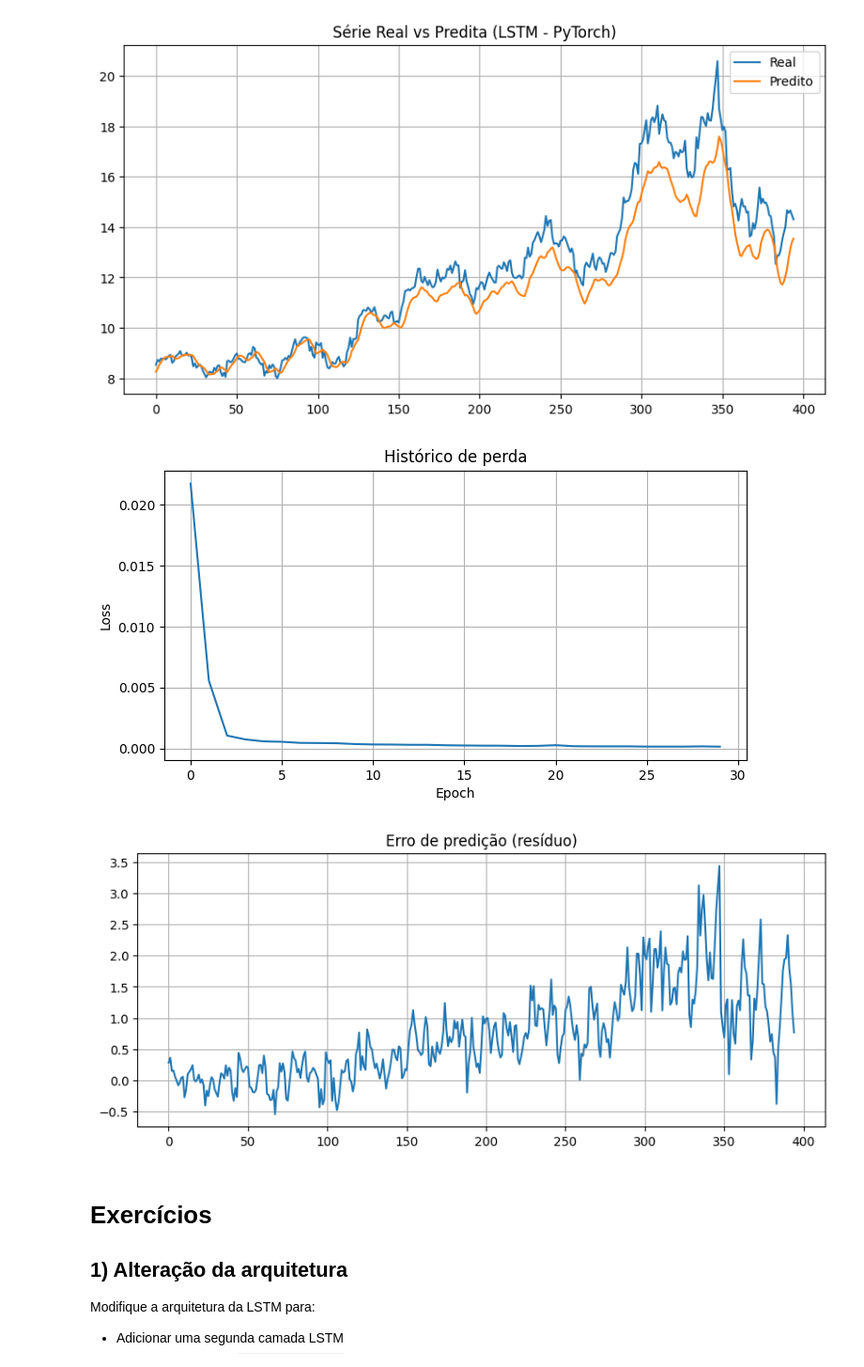
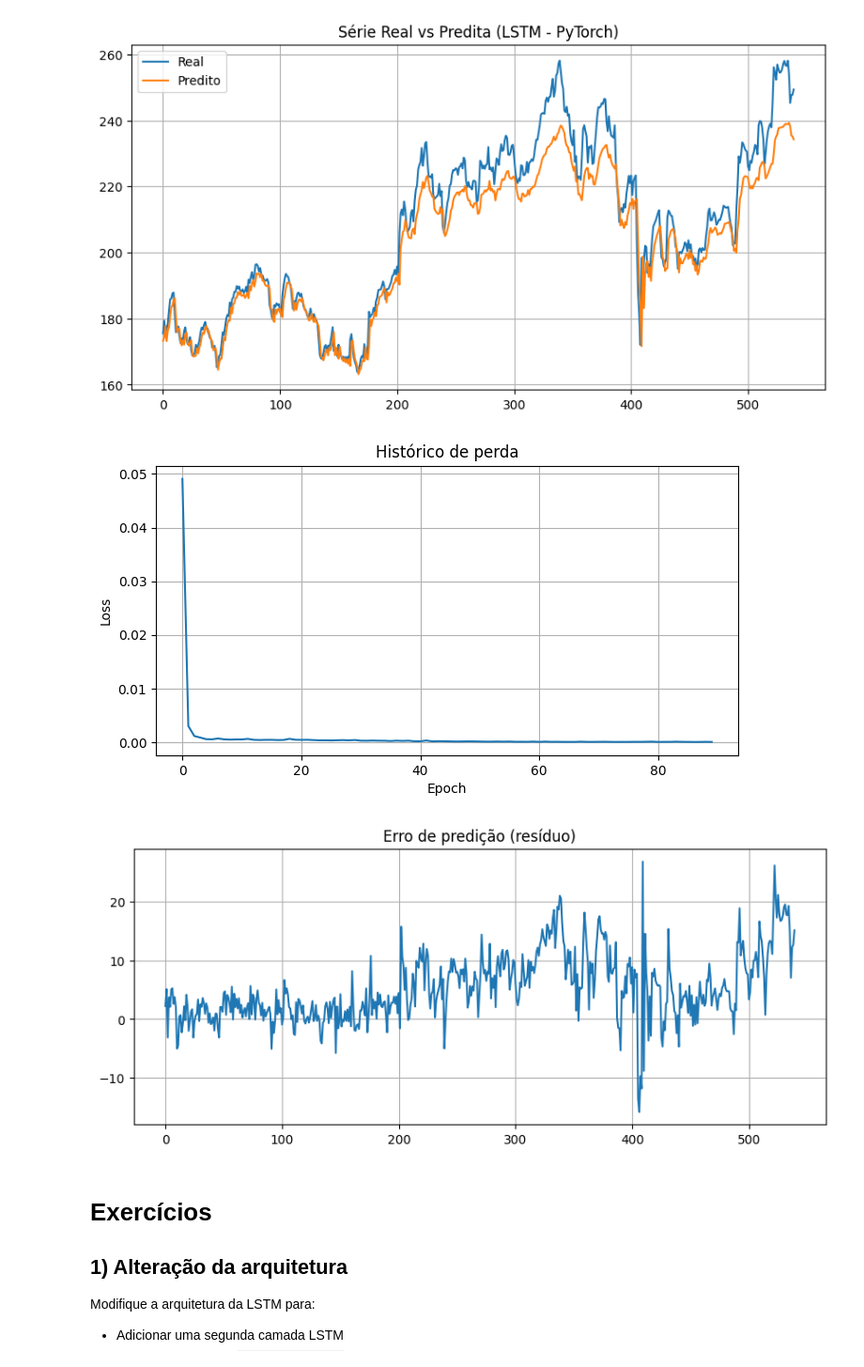
Before and after one commit to bmnogueira-ufms/SIAD-2025-02, a Jupyter notebook: notebooks/lab-classificacao-lstm.ipynb, the cells around one changed output. Shown: that part at 94% size. Drawn from its saved outputs; the diff is of its cells as text; code cells hidden in the pictures.

```diff
--- a/notebooks/lab-classificacao-lstm.ipynb
+++ b/notebooks/lab-classificacao-lstm.ipynb
@@ -19,18 +19,18 @@ def create_sequences(data, seq_length):
     return np.array(xs), np.array(ys)
 # %%
 class LSTMModel(nn.Module):
-    def __init__(self, input_size=1, hidden_size=50, num_layers=1, output_size=1):
+    def __init__(self, input_size=1, hidden_size=50, num_layers=5, output_size=1):
         super(LSTMModel, self).__init__()
         self.hidden_size = hidden_size
         self.num_layers = num_layers
 
         self.lstm = nn.LSTM(input_size, hidden_size, num_layers, batch_first=True)
-        # self.fc = nn.Linear(hidden_size, output_size)
-        self.fc = nn.Sequential(
-            nn.Linear(hidden_size, 64),
-            nn.ReLU(),
-            nn.Linear(64, output_size)
-        )
+        self.fc = nn.Linear(hidden_size, output_size)
+        # self.fc = nn.Sequential(
+        #     nn.Linear(hidden_size, 64),
+        #     nn.ReLU(),
+        #     nn.Linear(64, output_size)
+        # )
 
     def forward(self, x):
         # Inicializa o estado oculto inicial (h0) com zeros
@@ -56,11 +56,8 @@ class LSTMModel(nn.Module):
 # %%
 def train_and_eval_lstm(symbol="MSFT", start="2015-01-01", end="2023-01-01", seq_len=15, epochs=30, batch_size=32):
     # Download da série
-    df = yf.download(symbol, start=start, end=end, group_by='column')
-    if 'Adj Close' in df.columns:
-        series = df['Adj Close'].dropna().values
-    else:
-        series = df['Close'].dropna().values
+    df = yf.download(symbol, start=start, end=end)
+    series = df[('Close', symbol)].dropna().values
 
     # Normalização
     scaler = MinMaxScaler()
@@ -147,6 +144,6 @@ def train_and_eval_lstm(symbol="MSFT", start="2015-01-01", end="2023-01-01", seq
 
     return model, y_test, y_pred
 # %%
-model, y_real, y_pred = train_and_eval_lstm("PETR4.SA", seq_len=15, epochs=30)
+model, y_real, y_pred = train_and_eval_lstm("AAPL", start="2015-01-01", end="2025-10-16", seq_len=15, epochs=90)
 # %% [output]
 [*********************100%***********************]  1 of 1 completed
@@ -170,6 +167,6 @@ LSTM (PyTorch): RMSE = 1.0272, MAE = 0.7764
-[figure, old version]
+[figure, new version]
-[figure, old version]
+[figure, new version]
-[figure, old version]
+[figure, new version]
 # %% [markdown]
 # Exercícios
 
```
Also changed, not shown: parts of 1 cell of this notebook, 4 other files.
